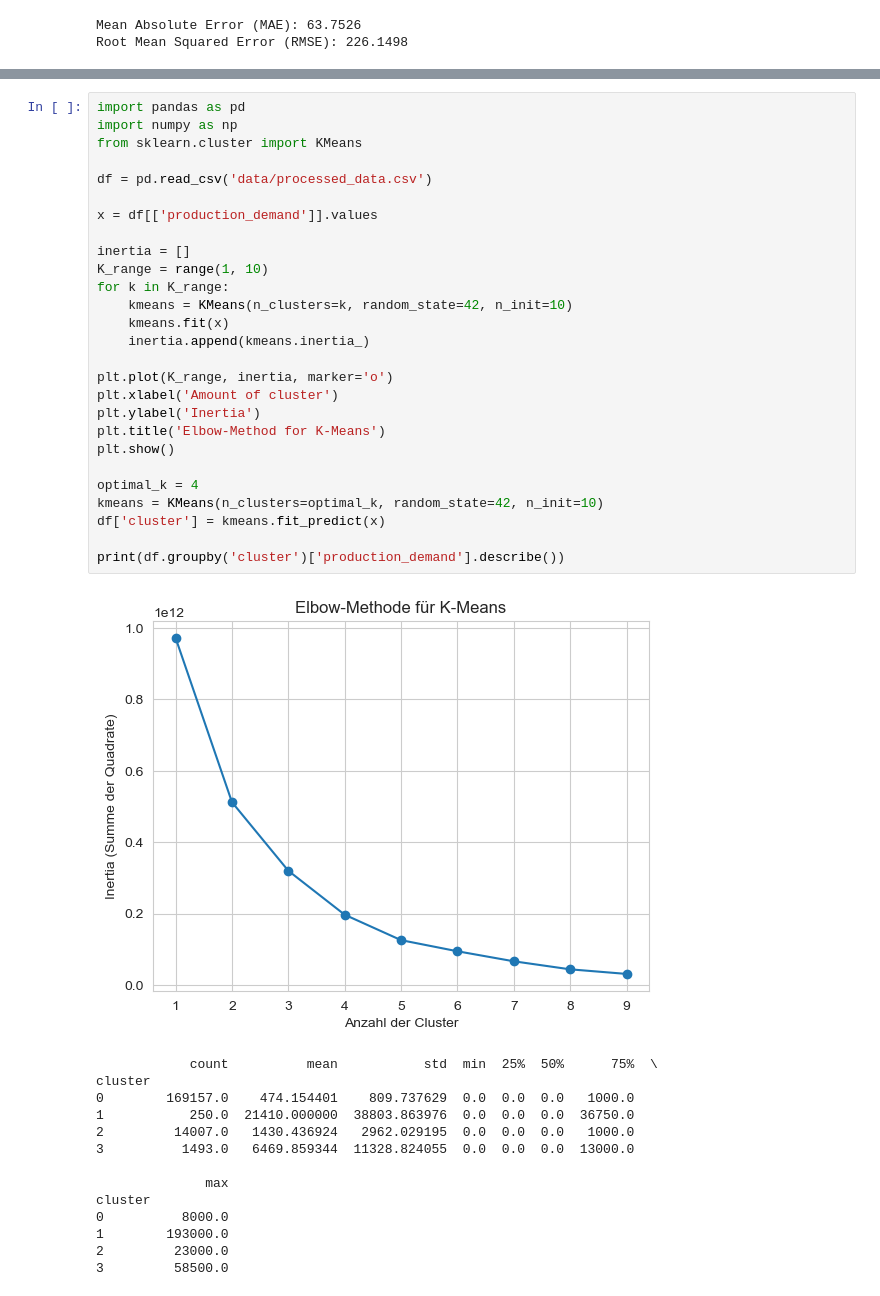
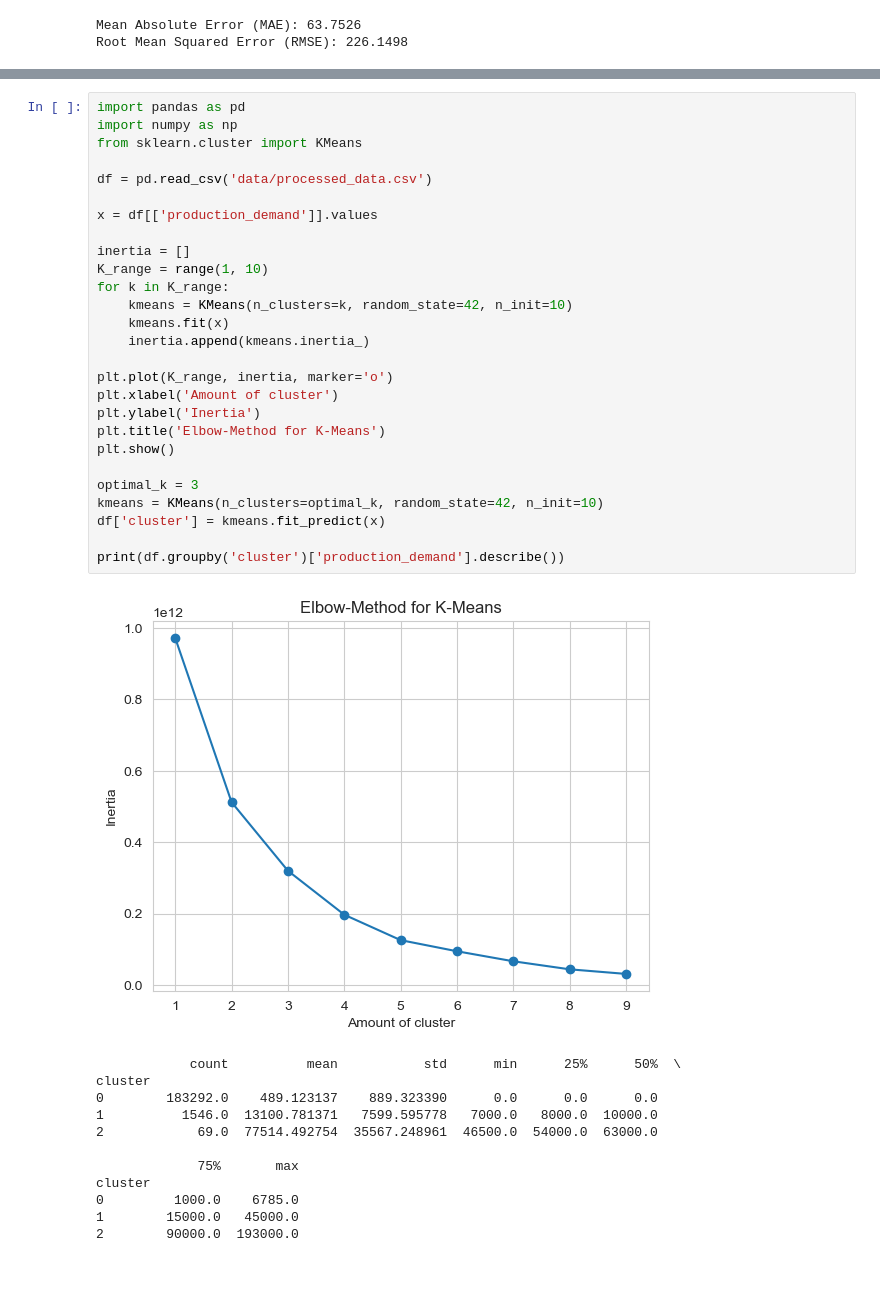
Before and after one commit to Y0d4l3/forecast-ki, a Jupyter notebook: plot.ipynb, the cells around one changed output, grey strips where cells are left out. Drawn from its saved outputs; the diff is of its cells as text.

```diff
--- a/plot.ipynb
+++ b/plot.ipynb
@@ -124,42 +122,40 @@ plot_correlation_matrix(x_train)
 # %%
 import pandas as pd
 import numpy as np
 from sklearn.cluster import KMeans
 
 df = pd.read_csv('data/processed_data.csv')
 
 x = df[['production_demand']].values
 
 inertia = []
 K_range = range(1, 10)
 for k in K_range:
     kmeans = KMeans(n_clusters=k, random_state=42, n_init=10)
     kmeans.fit(x)
     inertia.append(kmeans.inertia_)
 
 plt.plot(K_range, inertia, marker='o')
 plt.xlabel('Amount of cluster')
 plt.ylabel('Inertia')
 plt.title('Elbow-Method for K-Means')
 plt.show()
 
-optimal_k = 4
+optimal_k = 3
 kmeans = KMeans(n_clusters=optimal_k, random_state=42, n_init=10)
 df['cluster'] = kmeans.fit_predict(x)
 
 print(df.groupby('cluster')['production_demand'].describe())
 # %% [output]
-[figure, old version]
+[figure, new version]
-            count          mean           std  min  25%  50%      75%  \
+            count          mean           std      min      25%      50%  \
 cluster
-0        169157.0    474.154401    809.737629  0.0  0.0  0.0   1000.0
-1           250.0  21410.000000  38803.863976  0.0  0.0  0.0  36750.0
-2         14007.0   1430.436924   2962.029195  0.0  0.0  0.0   1000.0
-3          1493.0   6469.859344  11328.824055  0.0  0.0  0.0  13000.0
+0        183292.0    489.123137    889.323390      0.0      0.0      0.0
+1          1546.0  13100.781371   7599.595778   7000.0   8000.0  10000.0
+2            69.0  77514.492754  35567.248961  46500.0  54000.0  63000.0
 
-              max
+             75%       max
 cluster
-0          8000.0
-1        193000.0
-2         23000.0
-3         58500.0
+0         1000.0    6785.0
+1        15000.0   45000.0
+2        90000.0  193000.0
```
Also changed, not shown: parts of 2 cells of this notebook.
